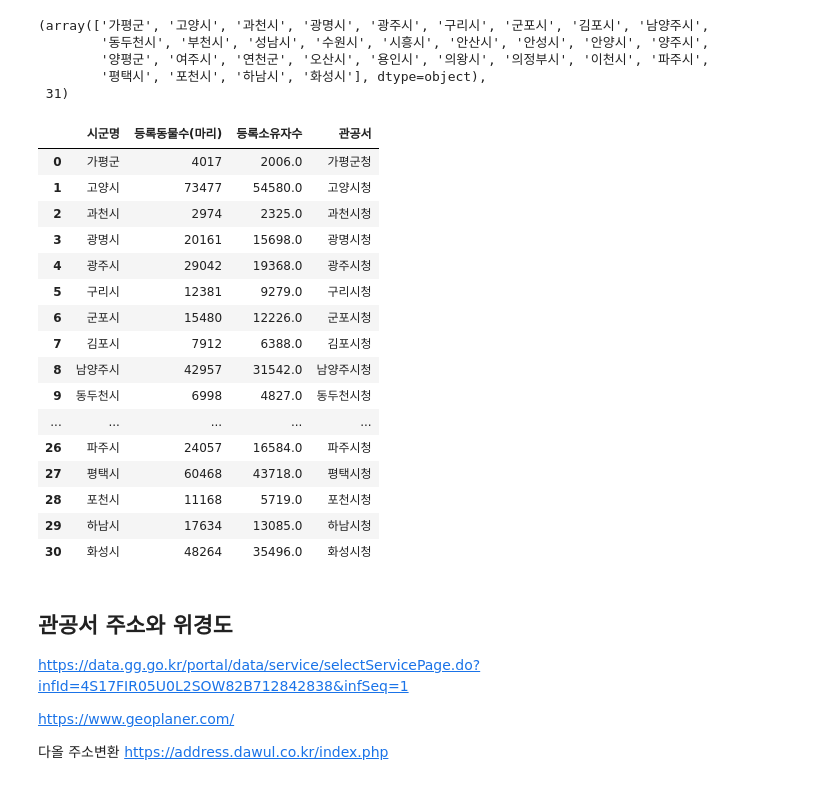
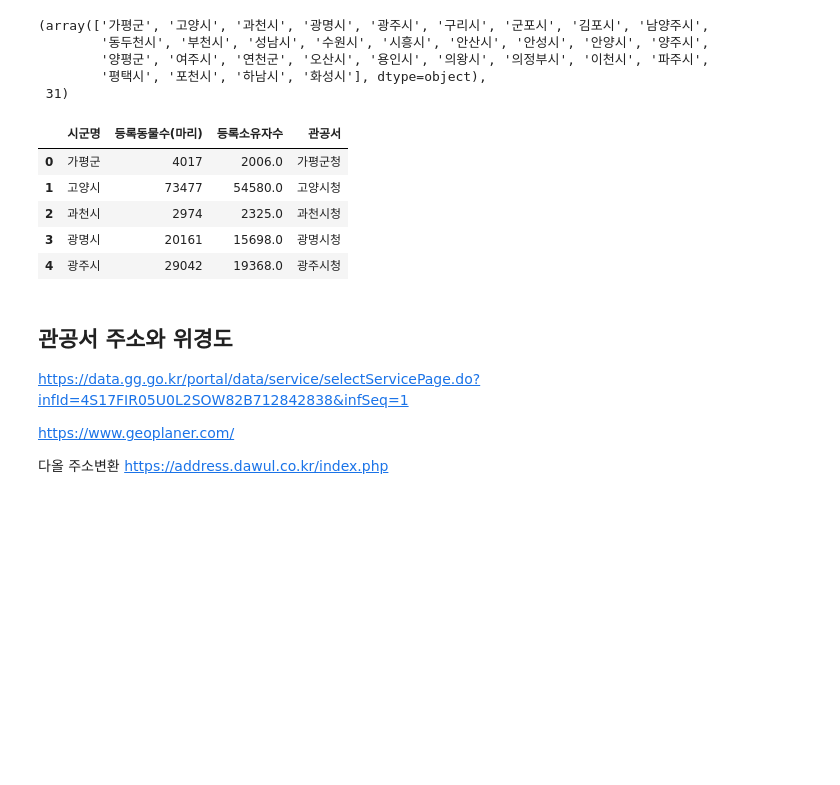
Before and after one commit to doksan-tech/project_pet, a Jupyter notebook: 1 반려동물 등록 숫자 지도 표시.ipynb, the cells around one changed output. Cells and saved outputs as stored; diff of their text form; code cells hidden in the pictures; blank space fills up the shorter version.

```diff
--- a/1 반려동물 등록 숫자 지도 표시.ipynb
+++ b/1 반려동물 등록 숫자 지도 표시.ipynb
@@ -24,3 +10,18 @@ pet
+# %%
+# 원본 불러오기
+pet = pd.read_csv('반려동물등록현황.csv', encoding='euc-kr')
+gov = pd.read_csv('경기도청사및출장소현황.csv', encoding='euc-kr')
+popu = pd.read_csv('주민등록인구집계현황.csv', encoding='euc-kr')
+
+# utf-8로 저장
+pet.to_csv('utf-반려동물등록현황.csv', encoding='utf-8', index=None)
+gov.to_csv('utf-경기도청사및출장소현황.csv', encoding='utf-8', index=None)
+popu.to_csv('utf-주민등록인구집계현황.csv', encoding='utf-8', index=None)
+
+# 다시 부르기
+pet = pd.read_csv('utf-반려동물등록현황.csv')
+gov = pd.read_csv('utf-경기도청사및출장소현황.csv')
+popu = pd.read_csv('utf-주민등록인구집계현황.csv')
 # %%
 pet.info()
 # %% [output]
@@ -98,25 +88,14 @@ pet_num_si = pet_group[['등록동물수(마리)', '등록소유자수']].sum()
 pet_num_si = pet_num_si.reset_index()
 pet_num_si['관공서'] = pet_num_si['시군명'] + '청'
 # %%
-pet_num_si
+pet_num_si.head()
 # %% [output]
 |  | 시군명 | 등록동물수(마리) | 등록소유자수 | 관공서 |
 | 0 | 가평군 | 4017 | 2006.0 | 가평군청 |
 | 1 | 고양시 | 73477 | 54580.0 | 고양시청 |
 | 2 | 과천시 | 2974 | 2325.0 | 과천시청 |
 | 3 | 광명시 | 20161 | 15698.0 | 광명시청 |
 | 4 | 광주시 | 29042 | 19368.0 | 광주시청 |
-| 5 | 구리시 | 12381 | 9279.0 | 구리시청 |
-| 6 | 군포시 | 15480 | 12226.0 | 군포시청 |
-| 7 | 김포시 | 7912 | 6388.0 | 김포시청 |
-| 8 | 남양주시 | 42957 | 31542.0 | 남양주시청 |
-| 9 | 동두천시 | 6998 | 4827.0 | 동두천시청 |
-| ... | ... | ... | ... | ... |
-| 26 | 파주시 | 24057 | 16584.0 | 파주시청 |
-| 27 | 평택시 | 60468 | 43718.0 | 평택시청 |
-| 28 | 포천시 | 11168 | 5719.0 | 포천시청 |
-| 29 | 하남시 | 17634 | 13085.0 | 하남시청 |
-| 30 | 화성시 | 48264 | 35496.0 | 화성시청 |
 # %% [markdown]
 ## 관공서 주소와 위경도
 
```
Also changed, not shown: parts of 15 cells of this notebook, 15 other files.
